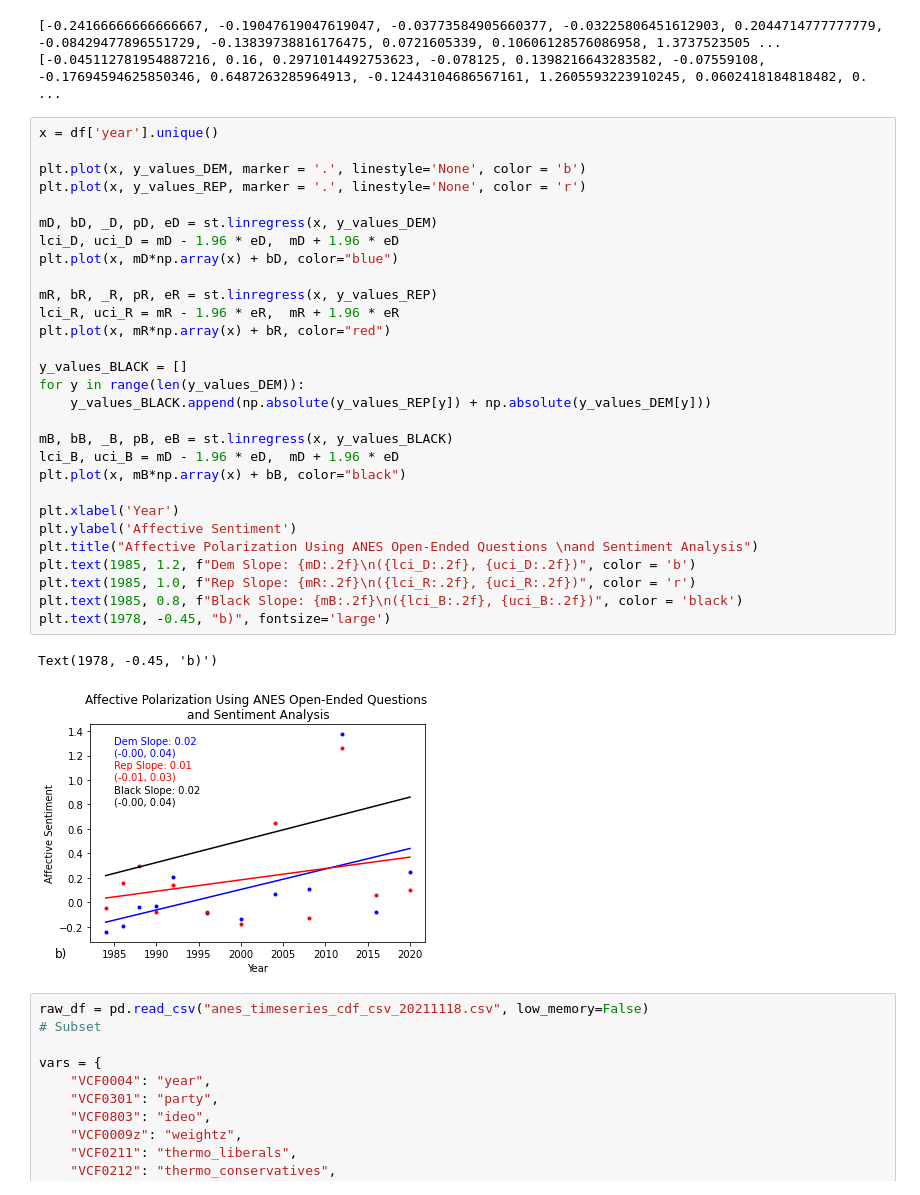
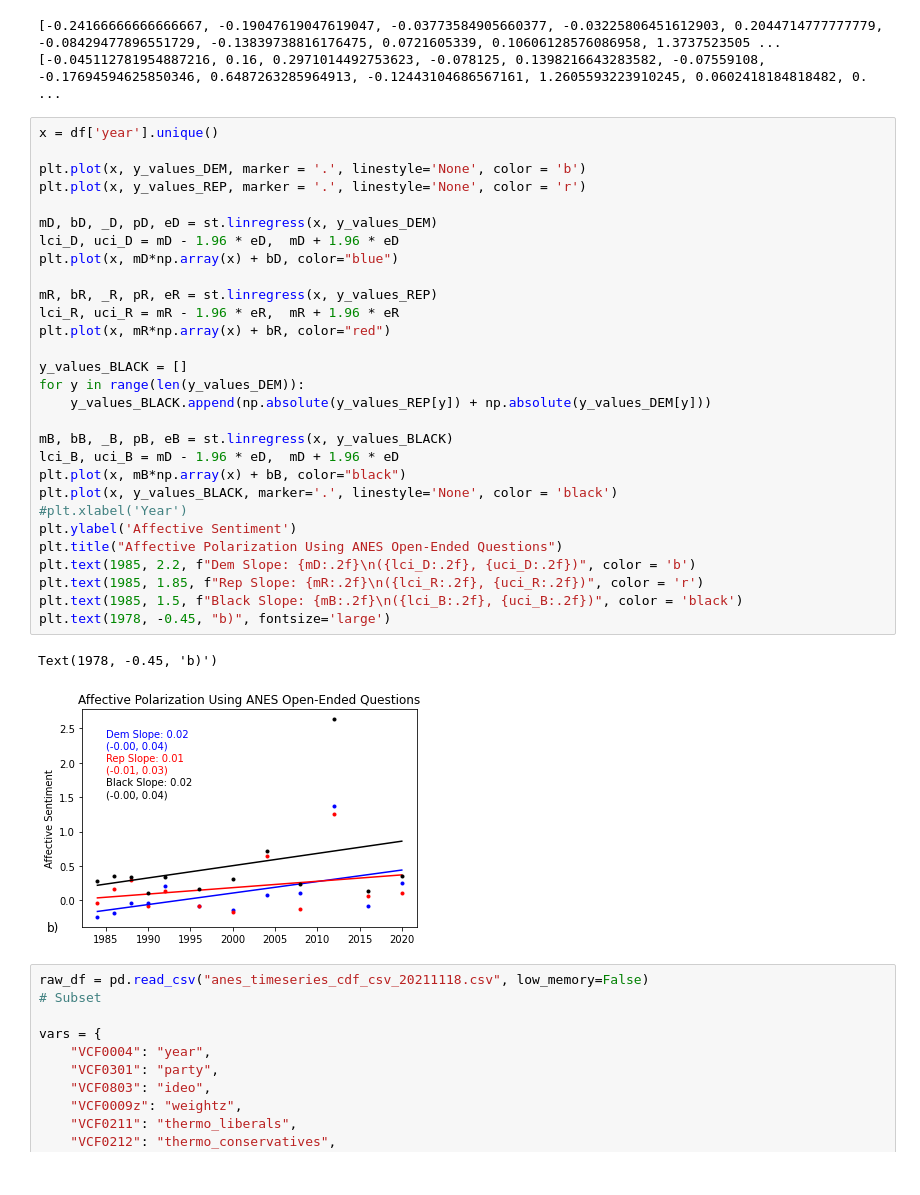
Before and after one commit to anujc13/Rutgers-Research, a Jupyter notebook: anes/anes_affect.ipynb, the cells around one changed output. Cells and saved outputs as stored; diff of their text form.

```diff
--- a/anes/anes_affect.ipynb
+++ b/anes/anes_affect.ipynb
@@ -68,35 +68,35 @@ print(y_values_REP)
 # %%
 x = df['year'].unique()
 
 plt.plot(x, y_values_DEM, marker = '.', linestyle='None', color = 'b')
 plt.plot(x, y_values_REP, marker = '.', linestyle='None', color = 'r')
 
 mD, bD, _D, pD, eD = st.linregress(x, y_values_DEM)
 lci_D, uci_D = mD - 1.96 * eD,  mD + 1.96 * eD
 plt.plot(x, mD*np.array(x) + bD, color="blue")
 
 mR, bR, _R, pR, eR = st.linregress(x, y_values_REP)
 lci_R, uci_R = mR - 1.96 * eR,  mR + 1.96 * eR
 plt.plot(x, mR*np.array(x) + bR, color="red")
 
 y_values_BLACK = []
 for y in range(len(y_values_DEM)):
     y_values_BLACK.append(np.absolute(y_values_REP[y]) + np.absolute(y_values_DEM[y]))
 
 mB, bB, _B, pB, eB = st.linregress(x, y_values_BLACK)
 lci_B, uci_B = mD - 1.96 * eD,  mD + 1.96 * eD
 plt.plot(x, mB*np.array(x) + bB, color="black")
-
-plt.xlabel('Year')
+plt.plot(x, y_values_BLACK, marker='.', linestyle='None', color = 'black')
+#plt.xlabel('Year')
 plt.ylabel('Affective Sentiment')
-plt.title("Affective Polarization Using ANES Open-Ended Questions \nand Sentiment Analysis")
-plt.text(1985, 1.2, f"Dem Slope: {mD:.2f}\n({lci_D:.2f}, {uci_D:.2f})", color = 'b')
-plt.text(1985, 1.0, f"Rep Slope: {mR:.2f}\n({lci_R:.2f}, {uci_R:.2f})", color = 'r')
-plt.text(1985, 0.8, f"Black Slope: {mB:.2f}\n({lci_B:.2f}, {uci_B:.2f})", color = 'black')
+plt.title("Affective Polarization Using ANES Open-Ended Questions")
+plt.text(1985, 2.2, f"Dem Slope: {mD:.2f}\n({lci_D:.2f}, {uci_D:.2f})", color = 'b')
+plt.text(1985, 1.85, f"Rep Slope: {mR:.2f}\n({lci_R:.2f}, {uci_R:.2f})", color = 'r')
+plt.text(1985, 1.5, f"Black Slope: {mB:.2f}\n({lci_B:.2f}, {uci_B:.2f})", color = 'black')
 plt.text(1978, -0.45, "b)", fontsize='large')
 # %% [output]
 Text(1978, -0.45, 'b)')
-[figure, old version]
+[figure, new version]
 # %%
 raw_df = pd.read_csv("anes_timeseries_cdf_csv_20211118.csv", low_memory=False)
 # Subset
```
Also changed, not shown: parts of 1 cell of this notebook, 24 other files.
